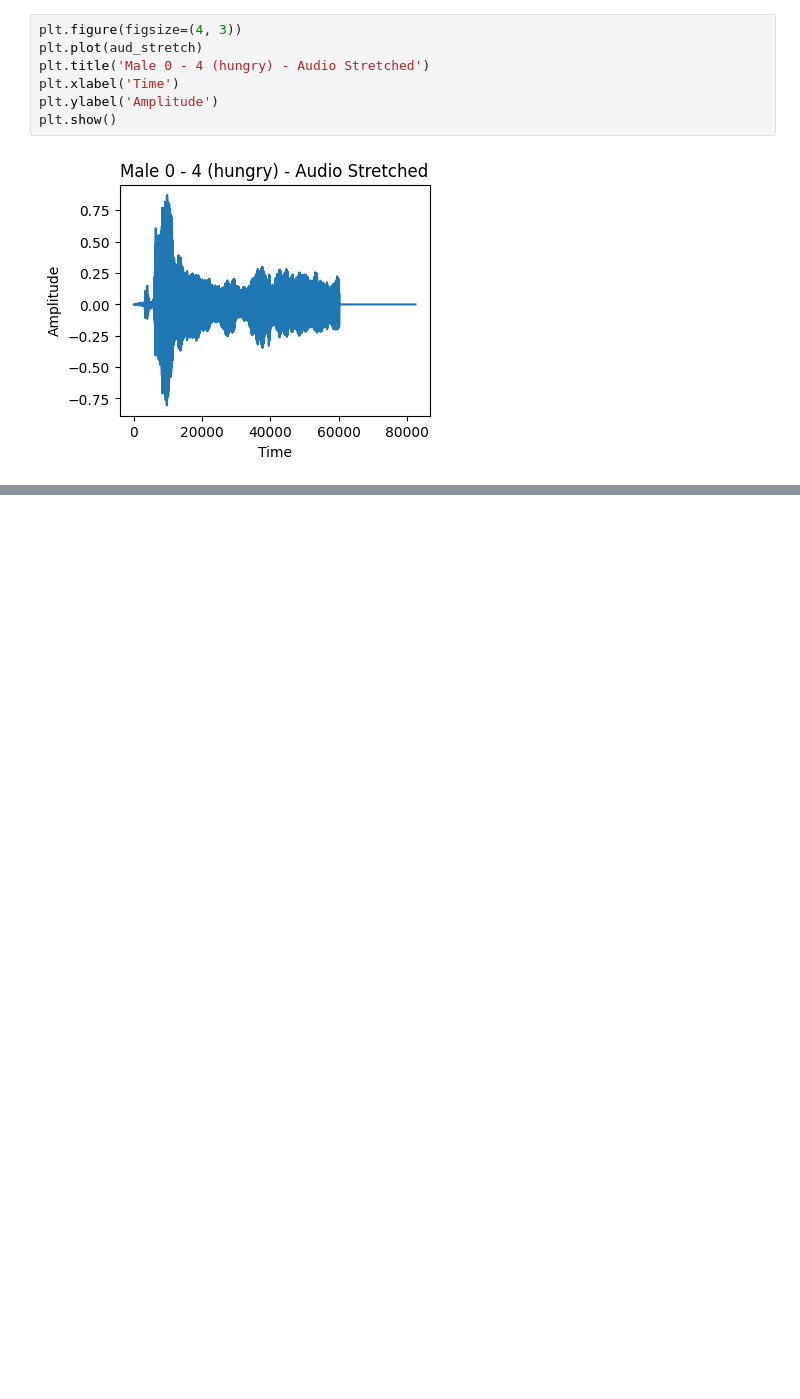
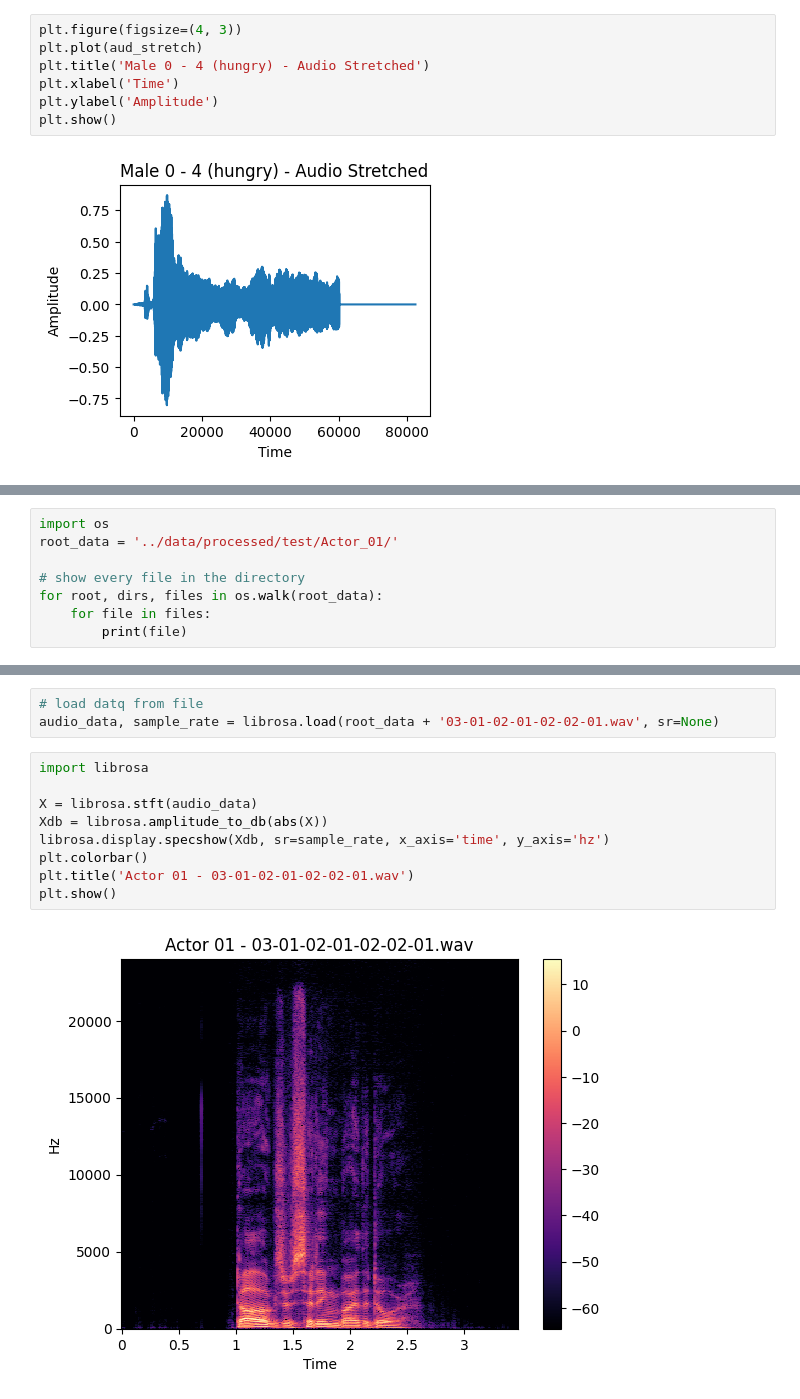
Before and after one commit to Deirdre-cyber/fyp-development, a Jupyter notebook: code/exploration_notebook.ipynb, the cells around one changed output, grey strips where cells are left out. Cells and saved outputs as stored; diff of their text form; blank space fills up the shorter version.

Commit message:
Little exploration in notebook of new data

```diff
--- a/code/exploration_notebook.ipynb
+++ b/code/exploration_notebook.ipynb
@@ -362,0 +361,8 @@ ipd.Audio('output.wav', rate=sample_rate)
+# %%
+import os
+root_data = '../data/processed/test/Actor_01/'
+
+# show every file in the directory
+for root, dirs, files in os.walk(root_data):
+    for file in files:
+        print(file)
@@ -362,0 +379,14 @@ ipd.Audio('output.wav', rate=sample_rate)
+# %%
+# load datq from file
+audio_data, sample_rate = librosa.load(root_data + '03-01-02-01-02-02-01.wav', sr=None)
+# %%
+import librosa
+
+X = librosa.stft(audio_data)
+Xdb = librosa.amplitude_to_db(abs(X))
+librosa.display.specshow(Xdb, sr=sample_rate, x_axis='time', y_axis='hz')
+plt.colorbar()
+plt.title('Actor 01 - 03-01-02-01-02-02-01.wav')
+plt.show()
+# %% [output]
+[figure, added]
```
Also changed, not shown: parts of 3 cells of this notebook.
